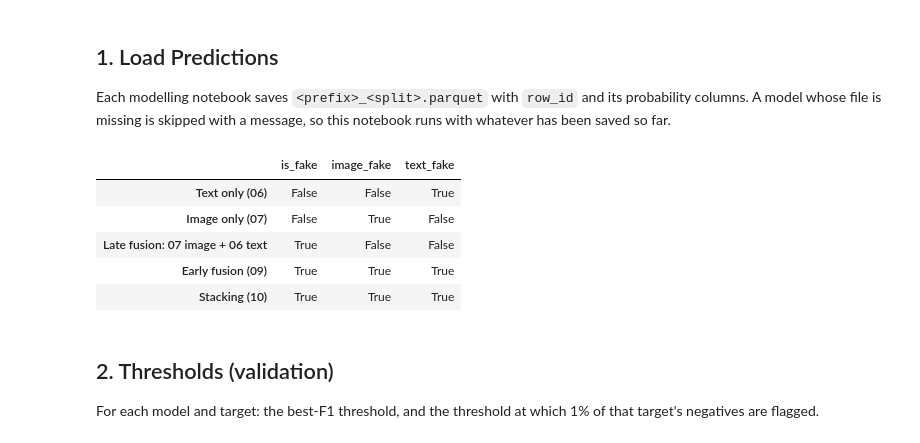
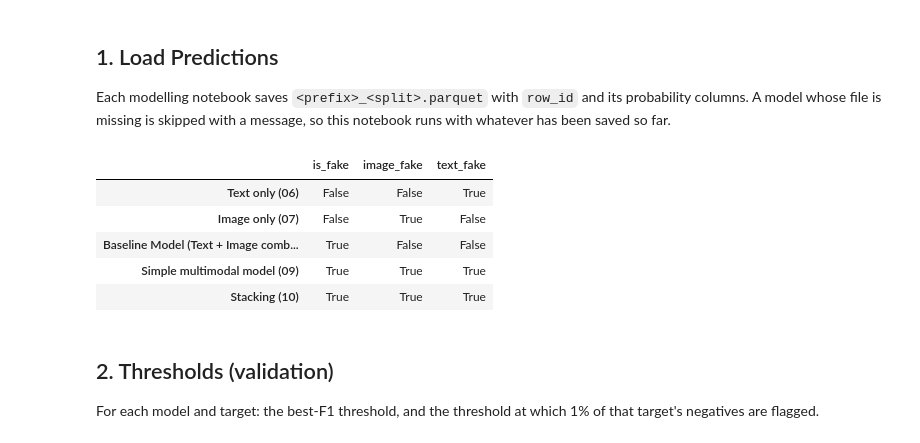
Before and after one commit to mfchloe/bt4012-team12, a Jupyter notebook: notebooks/11_model_comparison.ipynb, the cells around one changed output. Drawn from its saved outputs; the diff is of its cells as text; code cells hidden in the pictures.

```diff
--- a/notebooks/11_model_comparison.ipynb
+++ b/notebooks/11_model_comparison.ipynb
@@ -54,10 +66,10 @@ LABELS = ["row_id", "id", "fake_cls", "is_fake", "image_fake", "text_fake"]
 SOURCES = {
     "Text only (06)": ("text_model", ["p_text_fake"]),
     "Image only (07)": ("image_model", ["p_image_fake"]),
-    "Early fusion (09)": ("early_fusion", ["p_image_fake", "p_text_fake"]),
+    "Simple multimodal model (09)": ("early_fusion", ["p_image_fake", "p_text_fake"]),
     "Stacking (10)": ("multimodal_stacking", ["p_image_fake", "p_text_fake"]),
 }
-LATE_FUSION = "Late fusion: 07 image + 06 text"
+BASELINE = "Baseline Model (Text + Image combined)"  # 07 (image only) and 06 (caption only), scores combined
 
 
 def load_scores(split):
@@ -66,40 +78,40 @@ def load_scores(split):
     loaded = {}
     for model, (prefix, cols) in SOURCES.items():
         path = PREDICTIONS_DIR / f"{prefix}_{split}.parquet"
         if not path.exists():
             print(f"{model}: {path.relative_to(PROJECT_ROOT)} not found, skipped")
             continue
         pred = labels[["row_id"]].merge(pd.read_parquet(path, columns=["row_id"] + cols),
                                         on="row_id", how="left", validate="one_to_one")
         assert pred[cols].notna().all().all(), f"{model}: no prediction for some {split} rows"
         loaded[model] = {c.removeprefix("p_"): pred[c].to_numpy() for c in cols}
 
     scores = {}
-    for model in ["Text only (06)", "Image only (07)", LATE_FUSION, "Early fusion (09)", "Stacking (10)"]:
-        if model == LATE_FUSION:
+    for model in ["Text only (06)", "Image only (07)", BASELINE, "Simple multimodal model (09)", "Stacking (10)"]:
+        if model == BASELINE:
             if "Text only (06)" in loaded and "Image only (07)" in loaded:
                 scores[model] = {"image_fake": loaded["Image only (07)"]["image_fake"],
                                  "text_fake": loaded["Text only (06)"]["text_fake"]}
         elif model in loaded:
             scores[model] = loaded[model]
     # Pair-level score: fake if either the image or the caption is, the same rule for every model
     for s in scores.values():
         if {"image_fake", "text_fake"} <= s.keys():
             s["is_fake"] = combine_fake_score(s["image_fake"], s["text_fake"])
-    # Late fusion's image and caption scores are 07's and 06's own, already reported under those models
-    if LATE_FUSION in scores:
-        scores[LATE_FUSION] = {"is_fake": scores[LATE_FUSION]["is_fake"]}
+    # The baseline's image and caption scores are 07's and 06's own, already reported under those models
+    if BASELINE in scores:
+        scores[BASELINE] = {"is_fake": scores[BASELINE]["is_fake"]}
     return labels, scores
 
 
 val, val_scores = load_scores("validation")
 pd.DataFrame({m: {t: t in s for t in TARGETS} for m, s in val_scores.items()}).T
 # %% [output]
 |  | is_fake | image_fake | text_fake |
 | Text only (06) | False | False | True |
 | Image only (07) | False | True | False |
-| Late fusion: 07 image + 06 text | True | False | False |
-| Early fusion (09) | True | True | True |
+| Baseline Model (Text + Image comb... | True | False | False |
+| Simple multimodal model (09) | True | True | True |
 | Stacking (10) | True | True | True |
 # %% [markdown]
 ## 2. Thresholds (validation)
```
Also changed, not shown: parts of 8 cells of this notebook, 20 other files.
